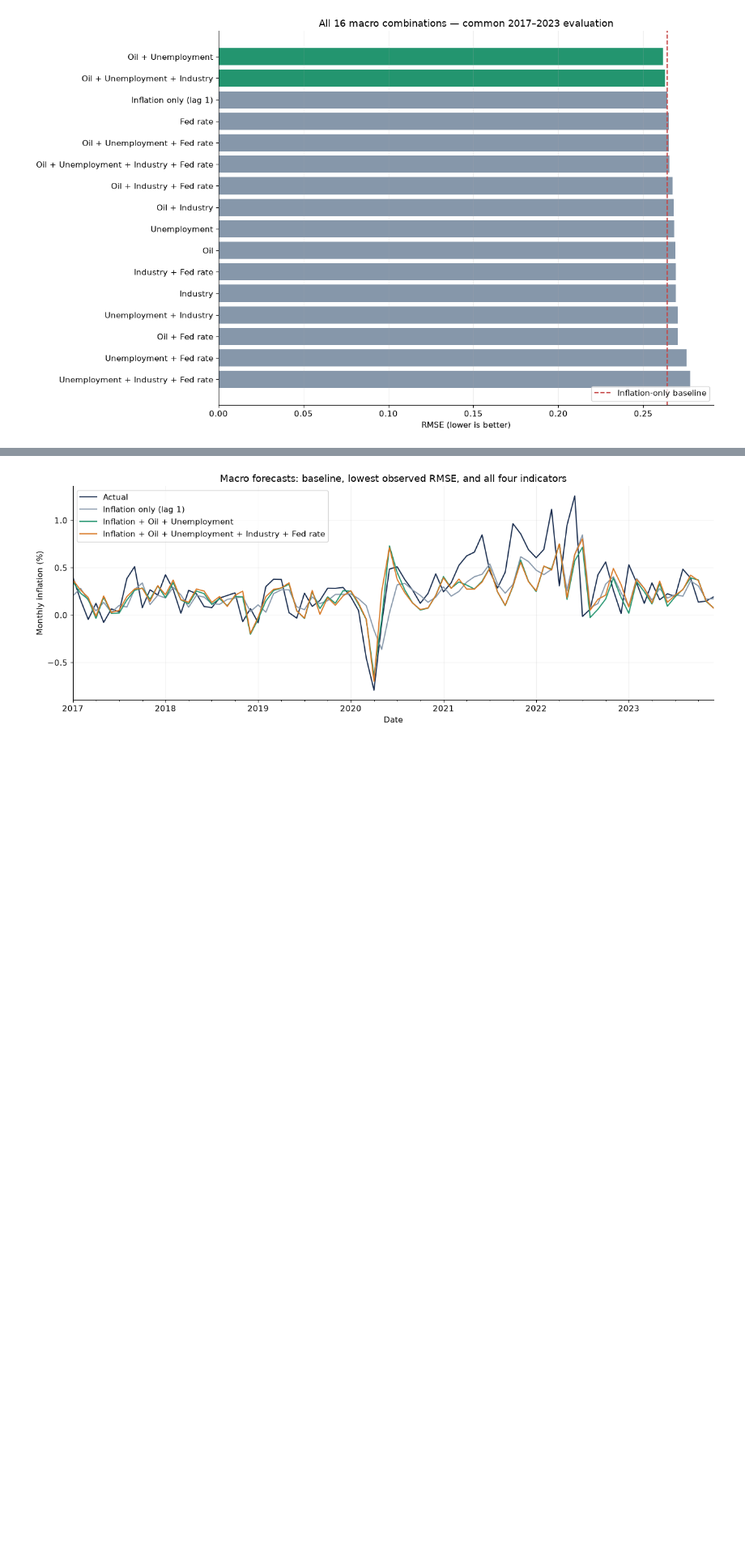
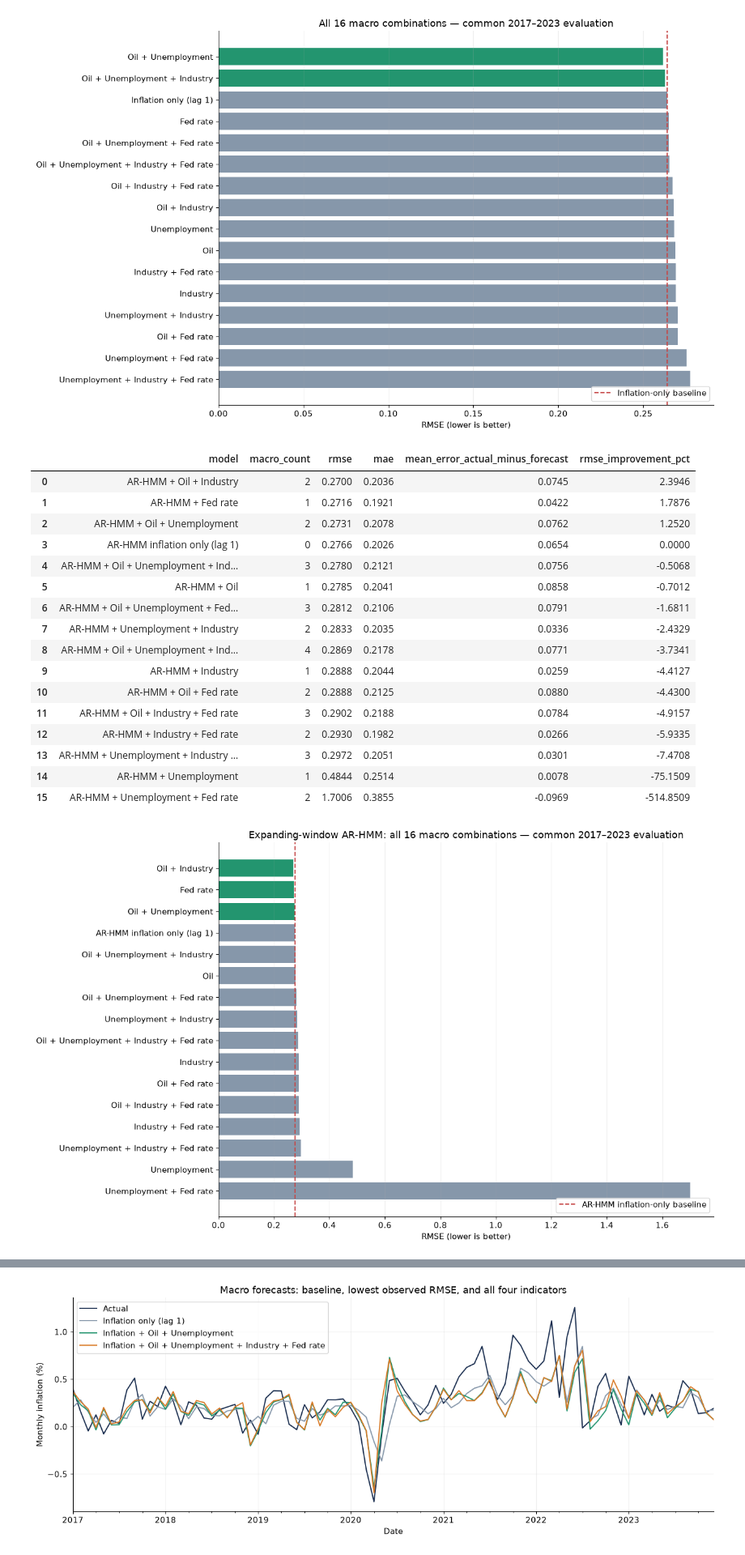
Before and after one commit to zahra-ynp/Thesis, a Jupyter notebook: modelling/notebooks/02_Forecasting_and_Regime_Results.ipynb, the cells around one changed output, grey strips where cells are left out. Shown at 81% size. Saved outputs shown, nothing was run; the diff lists cells and outputs as text; code cells hidden in the pictures; blank space fills up the shorter version.

```diff
--- a/modelling/notebooks/02_Forecasting_and_Regime_Results.ipynb
+++ b/modelling/notebooks/02_Forecasting_and_Regime_Results.ipynb
@@ -102,3 +102,48 @@ plt.show()
 | 14 | Inflation + Unemployment + Fed rate | 2 | 0.2754 | 0.2066 | 0.0306 | -4.2721 |
 | 15 | Inflation + Unemployment + Indust... | 3 | 0.2776 | 0.2083 | 0.0306 | -5.1264 |
 [figure]
+# %%
+ARHMM_MACRO = RESULTS / 'arhmm_macro'
+ARHMM_SENTIMENT = RESULTS / 'arhmm_sentiment'
+arhmm_macro_forecasts = pd.read_csv(ARHMM_MACRO / 'forecasts.csv', parse_dates=['Date'])
+arhmm_macro_metrics = pd.read_csv(ARHMM_MACRO / 'metrics.csv').sort_values('rmse').reset_index(drop=True)
+arhmm_macro_details = json.loads((ARHMM_MACRO / 'parameters.json').read_text(encoding='utf-8'))
+arhmm_base_name = 'AR-HMM inflation only (lag 1)'
+arhmm_base_rmse = float(arhmm_macro_metrics.loc[
+    arhmm_macro_metrics['model'].eq(arhmm_base_name), 'rmse'
+].iloc[0])
+arhmm_columns = ['model', 'macro_count', 'rmse', 'mae', 'mean_error_actual_minus_forecast', 'rmse_improvement_pct']
+display(arhmm_macro_metrics[arhmm_columns].round(4))
+
+arhmm_plot_data = arhmm_macro_metrics.sort_values('rmse', ascending=False)
+arhmm_colors = ['#23956f' if x > 0 else '#8697aa' for x in arhmm_plot_data['rmse_improvement_pct']]
+fig, ax = plt.subplots(figsize=(13, 8))
+ax.barh(
+    arhmm_plot_data['model'].str.replace('AR-HMM + ', '', regex=False),
+    arhmm_plot_data['rmse'], color=arhmm_colors,
+)
+ax.axvline(arhmm_base_rmse, color='#c64747', linestyle='--', label='AR-HMM inflation-only baseline')
+ax.set(xlabel='RMSE (lower is better)', title='Expanding-window AR-HMM: all 16 macro combinations — common 2017–2023 evaluation')
+ax.legend(loc='lower right')
+ax.grid(axis='x', alpha=0.2)
+plt.tight_layout()
+plt.show()
+# %% [output]
+|  | model | macro_count | rmse | mae | mean_error_actual_minus_forecast | rmse_improvement_pct |
+| 0 | AR-HMM + Oil + Industry | 2 | 0.2700 | 0.2036 | 0.0745 | 2.3946 |
+| 1 | AR-HMM + Fed rate | 1 | 0.2716 | 0.1921 | 0.0422 | 1.7876 |
+| 2 | AR-HMM + Oil + Unemployment | 2 | 0.2731 | 0.2078 | 0.0762 | 1.2520 |
+| 3 | AR-HMM inflation only (lag 1) | 0 | 0.2766 | 0.2026 | 0.0654 | 0.0000 |
+| 4 | AR-HMM + Oil + Unemployment + Ind... | 3 | 0.2780 | 0.2121 | 0.0756 | -0.5068 |
+| 5 | AR-HMM + Oil | 1 | 0.2785 | 0.2041 | 0.0858 | -0.7012 |
+| 6 | AR-HMM + Oil + Unemployment + Fed... | 3 | 0.2812 | 0.2106 | 0.0791 | -1.6811 |
+| 7 | AR-HMM + Unemployment + Industry | 2 | 0.2833 | 0.2035 | 0.0336 | -2.4329 |
+| 8 | AR-HMM + Oil + Unemployment + Ind... | 4 | 0.2869 | 0.2178 | 0.0771 | -3.7341 |
+| 9 | AR-HMM + Industry | 1 | 0.2888 | 0.2044 | 0.0259 | -4.4127 |
+| 10 | AR-HMM + Oil + Fed rate | 2 | 0.2888 | 0.2125 | 0.0880 | -4.4300 |
+| 11 | AR-HMM + Oil + Industry + Fed rate | 3 | 0.2902 | 0.2188 | 0.0784 | -4.9157 |
+| 12 | AR-HMM + Industry + Fed rate | 2 | 0.2930 | 0.1982 | 0.0266 | -5.9335 |
+| 13 | AR-HMM + Unemployment + Industry ... | 3 | 0.2972 | 0.2051 | 0.0301 | -7.4708 |
+| 14 | AR-HMM + Unemployment | 1 | 0.4844 | 0.2514 | 0.0078 | -75.1509 |
+| 15 | AR-HMM + Unemployment + Fed rate | 2 | 1.7006 | 0.3855 | -0.0969 | -514.8509 |
+[figure, added]
```
Also changed, not shown: parts of 13 cells of this notebook.
